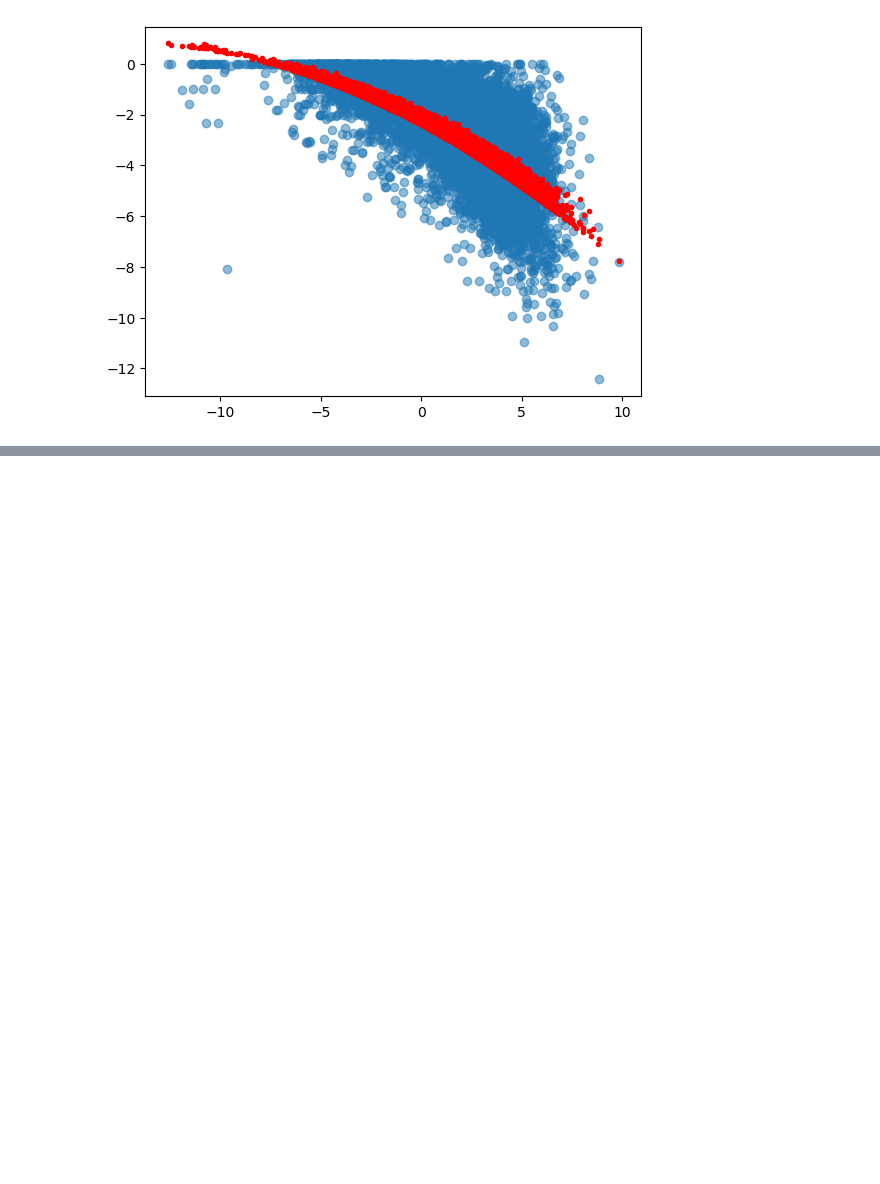
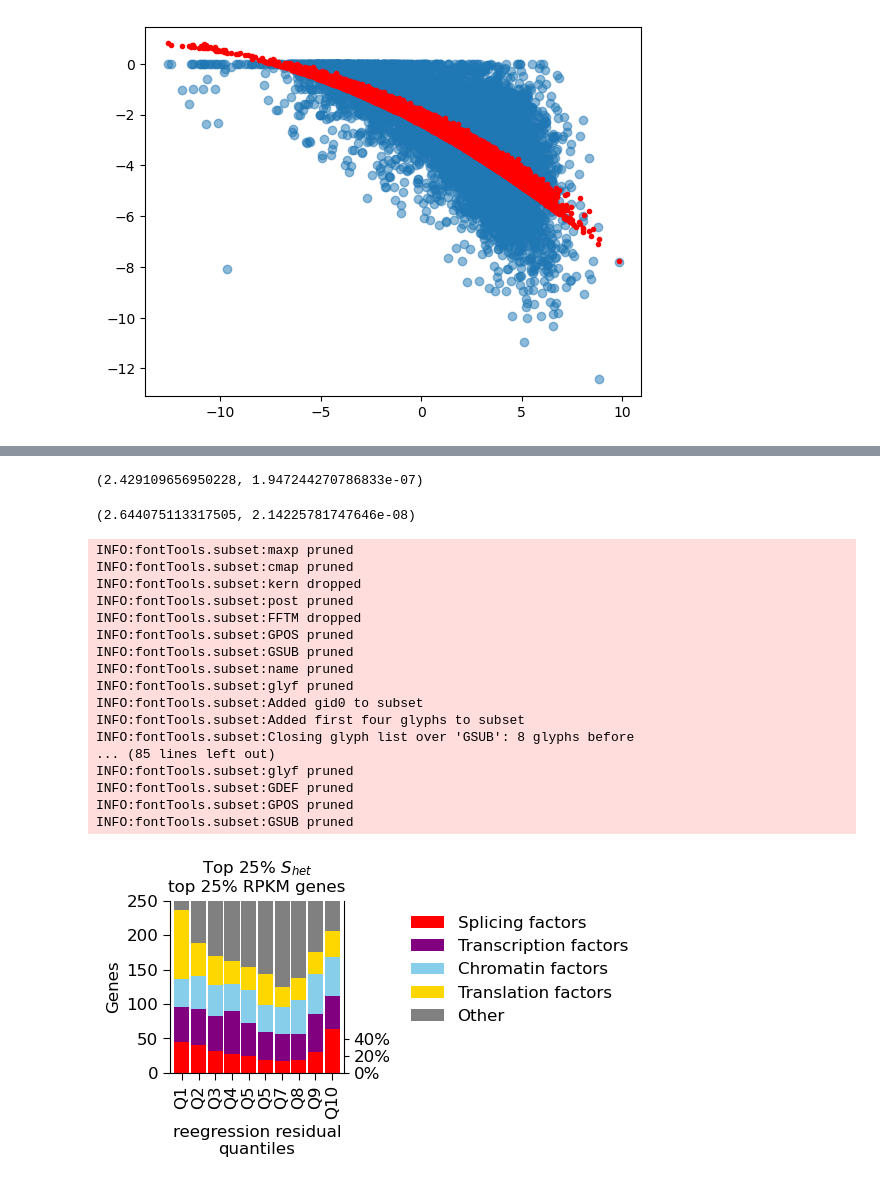
Before and after one commit to bfairkun/ChromatinSplicingQTLs, a Jupyter notebook: analysis/Contribution_to_total_NMD.ipynb, the cells around one changed output, grey strips where cells are left out. Cells and saved outputs as stored; diff of their text form; code cells hidden in the pictures; blank space fills up the shorter version.

```diff
--- a/analysis/Contribution_to_total_NMD.ipynb
+++ b/analysis/Contribution_to_total_NMD.ipynb
@@ -440,7 +459,7 @@ dtype: float64
 # %%
 NMD_by_gene_selected = NMD_by_gene#.loc[NMD_by_gene.gene.isin(entropy_idx)]
 
-def get_slice(df, i, step=0.1, attribute='NMD_transcripts'):
+def get_slice(df, i, step=0.1, attribute='PSI'):
     qi = df[attribute].quantile(i)
     qi0 = df[attribute].quantile(i-step)
     df_counts = df.loc[(df[attribute] <= qi) & (df[attribute] >= qi0)]['annotation'].value_counts()
@@ -698,0 +668,57 @@ INFO:fontTools.subset:GSUB pruned
+# %%
+# Splicing factors
+hypergeom_test(30, 1225, 123, 123)
+# %% [output]
+(2.429109656950228, 1.947244270786833e-07)
+# %%
+# Translation factors
+hypergeom_test(30, 1225, 113, 123)
+# %% [output]
+(2.644075113317505, 2.14225781747646e-08)
+# %%
+fig, ax = plt.subplots(figsize=(2.24, 2.24))
+
+# top_genes = NMD_by_gene.loc[
+#     (NMD_by_gene.post_mean>NMD_by_gene.post_mean.quantile(0.75)) & (NMD_by_gene.RPKM>NMD_by_gene.RPKM.quantile(0.75))]
+
+df = pd.concat([get_slice(NMD_by_gene, i, 0.1, 'resid') for i in np.linspace(0.1, 1, 10)], axis=0)
+df[['Splicing factors', 'Transcription factors', 'Chromatin factors', 'Translation factors', 'Other']].plot(
+    kind='bar', stacked=True, #order = ['Other', 'Transcription factors', 'Chromatin factors',
+                                   #        'Kinases', 'Other RBP', 'Splicing factors'],
+        color=['red', 'purple', 'skyblue', 'gold', 'grey'], ax=ax, width=0.9)
+ax.set_title(r'Top 25% $S_{het}$'+'\ntop 25% RPKM genes', size=12)
+ax.legend(frameon=False, bbox_to_anchor=(1.3, 1), fontsize=12)
+ax.tick_params(length=5, labelsize=12)
+ax.spines['right'].set_visible(False)
+ax.spines['top'].set_visible(False)
+
+ax.set_ylim([0,250])
+
+ax.set_xlabel('reegression residual\nquantiles', size=12)
+ax.set_ylabel('Genes', size=12)
+
+y = ax.secondary_yaxis('right')
+y.set_ticks([0, 24.6, 49.2], ['0%', '20%', '40%'], fontsize=12)
+figdir = '/project2/yangili1/carlos_and_ben_shared/polished_plots/'
+
+plt.savefig(figdir + 'Supp_SF_NMD_barplot_resid_allgenes.pdf', dpi=300, bbox_inches='tight',)
+plt.savefig(figdir + 'Supp_SF_NMD_barplot_resid_allgenes.png', dpi=300, bbox_inches='tight',)
+# %% [output]
+INFO:fontTools.subset:maxp pruned
+INFO:fontTools.subset:cmap pruned
+INFO:fontTools.subset:kern dropped
+INFO:fontTools.subset:post pruned
+INFO:fontTools.subset:FFTM dropped
+INFO:fontTools.subset:GPOS pruned
+INFO:fontTools.subset:GSUB pruned
+INFO:fontTools.subset:name pruned
+INFO:fontTools.subset:glyf pruned
+INFO:fontTools.subset:Added gid0 to subset
+INFO:fontTools.subset:Added first four glyphs to subset
+INFO:fontTools.subset:Closing glyph list over 'GSUB': 8 glyphs before
+... (85 lines left out)
+INFO:fontTools.subset:glyf pruned
+INFO:fontTools.subset:GDEF pruned
+INFO:fontTools.subset:GPOS pruned
+INFO:fontTools.subset:GSUB pruned
+[figure, added]
```
Also changed, not shown: parts of 76 cells of this notebook, 6 other files.
